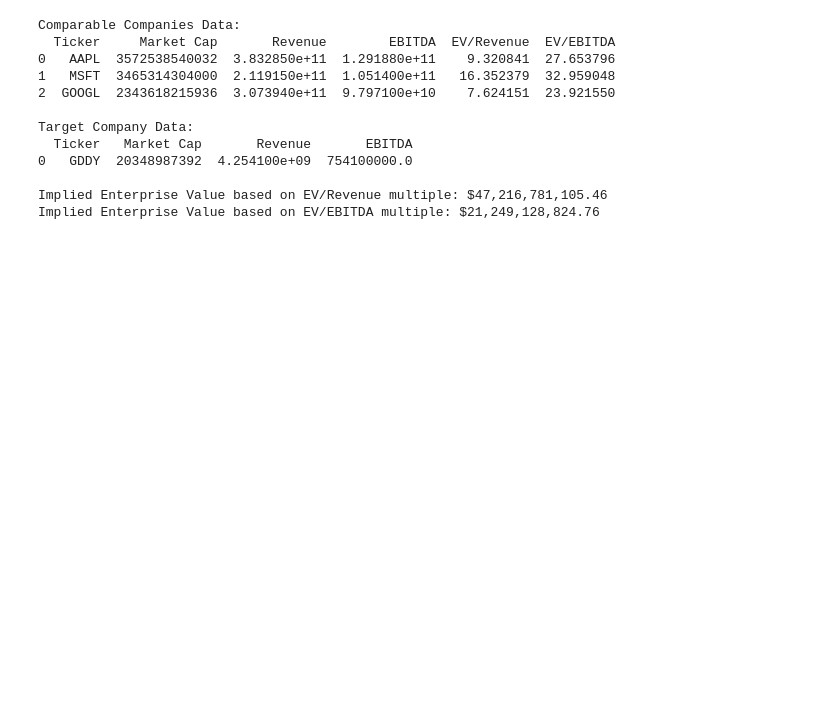
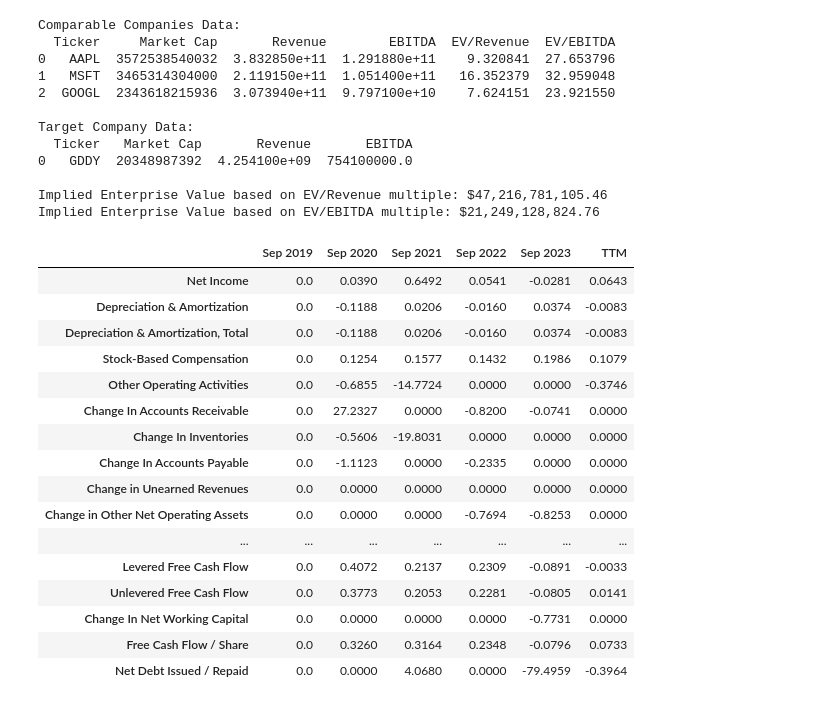
Before and after one commit to ab123-bruh/fund_temp, a Jupyter notebook: test.ipynb, the cells around one changed output. Drawn from its saved outputs; the diff is of its cells as text; code cells hidden in the pictures; blank space fills up the shorter version.

Commit message:
Seeking Alpha works baby!!!!

```diff
--- a/test.ipynb
+++ b/test.ipynb
@@ -640,3 +567,102 @@ def find_closest_tickers(ticker, data, k=5):
     return cluster_features
 
 find_closest_tickers("AAPL", data)
+# %%
+import requests
+
+querystring = {
+    "symbol":"aapl",
+    "target_currency":"USD",
+    "period_type":"annual",
+    "statement_type":"cash-flow-statement"
+}
+
+headers = {
+	"x-rapidapi-key": "",
+	"x-rapidapi-host": "seeking-alpha.p.rapidapi.com"
+}
+
+url = "https://" + headers["x-rapidapi-host"] + "/symbols/get-financials"
+
+
+response = requests.get(url, headers=headers, params=querystring)
+# %%
+ans = response.json()
+
+values_dataset = pd.DataFrame()
+yoy_dataset = pd.DataFrame()
+
+for p1 in range(len(ans)):
+    part_data = ans[p1]["rows"]
+
+    for p2 in range(len(part_data)):
+        sub_data = pd.DataFrame(part_data[p2]["cells"])
+        sub_data["account"] = part_data[p2]["value"]
+
+        sub_data = sub_data.loc[(sub_data["class"] != "archive-lock") & (sub_data["value"] != False)]
+
+        sub_data["value"] = sub_data["value"].str.replace("[$,)]","",regex=True)
+        sub_data["value"] = sub_data["value"].str.replace("(","-")
+
+        if (sub_data["value"].str[-1] == "%").all():
+            sub_data["value"] = sub_data["value"].str.replace("%","")
+            sub_data["value"] = sub_data["value"].replace("-",np.nan)
+            sub_data["value"] = sub_data["value"].astype(float)/100
+        else:
+            sub_data["value"] = sub_data["value"].replace("-",np.nan)
+            sub_data["value"] = sub_data["value"].astype(float)
+
+        sub_data = sub_data.rename(columns={"name": "date"})
+
+        values_dataset = pd.concat([values_dataset,sub_data[["account","date", "value"]]])
+
+        if "yoy_value" in list(sub_data.columns):
+            # sub_data["yoy_value"] = sub_data["yoy_value"].str.replace("-","0",regex=True)
+            sub_data["yoy_value"] = sub_data["yoy_value"].str.replace("[,%)]","",regex=True)
+            sub_data["yoy_value"] = sub_data["yoy_value"].str.replace("(","-")
+
+            sub_data.loc[sub_data["date"] == "Sep 2019", "yoy_value"] = 0
+            sub_data["yoy_value"] = sub_data["yoy_value"].replace("-", np.nan)
+
+            sub_data["yoy_value"] = sub_data["yoy_value"].astype(float)/100
+
+            yoy_dataset = pd.concat([yoy_dataset,sub_data[["account","date","yoy_value"]]])
+
+
+values_dataset = values_dataset.reset_index(drop=True)
+yoy_dataset = yoy_dataset.reset_index(drop=True)
+
+raw_values = pd.DataFrame(index=values_dataset["account"].drop_duplicates().tolist(),
+                          columns=values_dataset["date"].drop_duplicates().tolist())
+
+yoy_values = pd.DataFrame(index=yoy_dataset["account"].drop_duplicates().tolist(),
+                          columns=yoy_dataset["date"].drop_duplicates().tolist())
+
+for date in raw_values.columns.tolist():
+    raw_values[date] = values_dataset.loc[values_dataset["date"] == date, "value"].values
+    raw_values[date] = raw_values[date].fillna(0)
+
+
+for date in yoy_values.columns.tolist():
+    yoy_values[date] = yoy_dataset.loc[values_dataset["date"] == date, "yoy_value"].values
+    yoy_values[date] = yoy_values[date].fillna(0)
+
+yoy_values
+# %% [output]
+|  | Sep 2019 | Sep 2020 | Sep 2021 | Sep 2022 | Sep 2023 | TTM |
+| Net Income | 0.0 | 0.0390 | 0.6492 | 0.0541 | -0.0281 | 0.0643 |
+| Depreciation & Amortization | 0.0 | -0.1188 | 0.0206 | -0.0160 | 0.0374 | -0.0083 |
+| Depreciation & Amortization, Total | 0.0 | -0.1188 | 0.0206 | -0.0160 | 0.0374 | -0.0083 |
+| Stock-Based Compensation | 0.0 | 0.1254 | 0.1577 | 0.1432 | 0.1986 | 0.1079 |
+| Other Operating Activities | 0.0 | -0.6855 | -14.7724 | 0.0000 | 0.0000 | -0.3746 |
+| Change In Accounts Receivable | 0.0 | 27.2327 | 0.0000 | -0.8200 | -0.0741 | 0.0000 |
+| Change In Inventories | 0.0 | -0.5606 | -19.8031 | 0.0000 | 0.0000 | 0.0000 |
+| Change In Accounts Payable | 0.0 | -1.1123 | 0.0000 | -0.2335 | 0.0000 | 0.0000 |
+| Change in Unearned Revenues | 0.0 | 0.0000 | 0.0000 | 0.0000 | 0.0000 | 0.0000 |
+| Change in Other Net Operating Assets | 0.0 | 0.0000 | 0.0000 | -0.7694 | -0.8253 | 0.0000 |
+| ... | ... | ... | ... | ... | ... | ... |
+| Levered Free Cash Flow | 0.0 | 0.4072 | 0.2137 | 0.2309 | -0.0891 | -0.0033 |
+| Unlevered Free Cash Flow | 0.0 | 0.3773 | 0.2053 | 0.2281 | -0.0805 | 0.0141 |
+| Change In Net Working Capital | 0.0 | 0.0000 | 0.0000 | 0.0000 | -0.7731 | 0.0000 |
+| Free Cash Flow / Share | 0.0 | 0.3260 | 0.3164 | 0.2348 | -0.0796 | 0.0733 |
+| Net Debt Issued / Repaid | 0.0 | 0.0000 | 4.0680 | 0.0000 | -79.4959 | -0.3964 |
```
Also changed, not shown: parts of 8 cells of this notebook, 2 other files.
